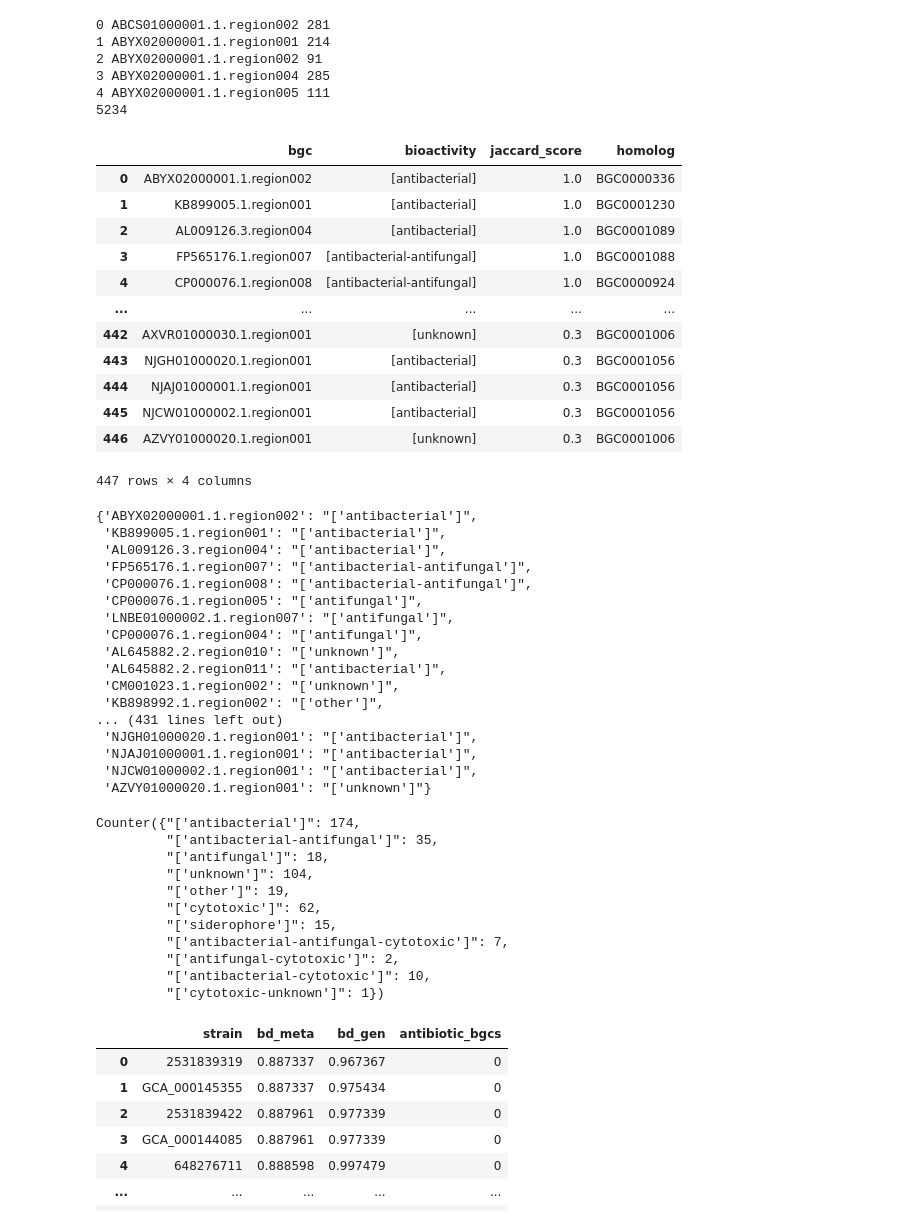
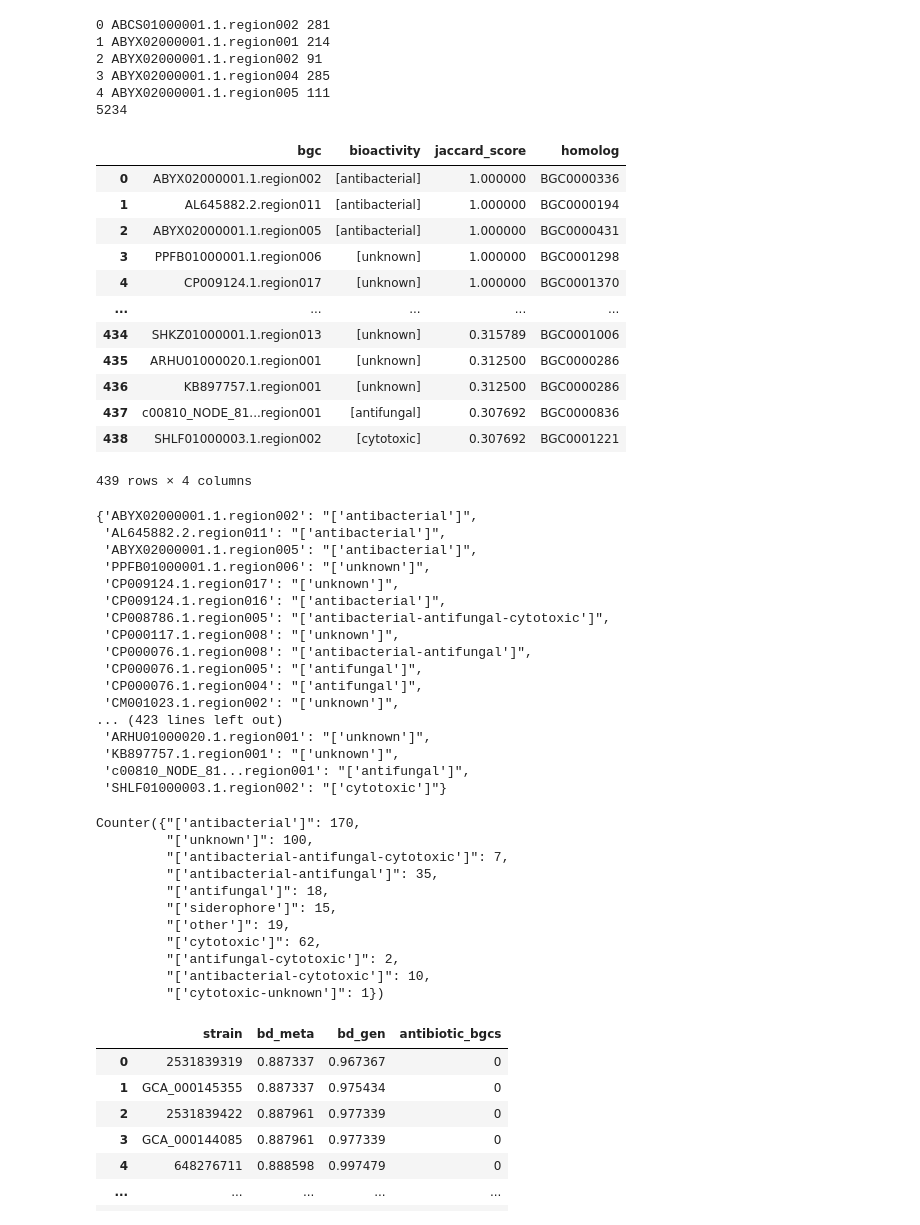
Before and after one commit to tiagolbiotech/BioGeneClassifier, a Jupyter notebook: notebook5-BioGeneClassifier-PoDP-220624.ipynb, the cells around one changed output. Saved outputs shown, nothing was run; the diff lists cells and outputs as text; code cells hidden in the pictures.

```diff
--- a/notebook5-BioGeneClassifier-PoDP-220624.ipynb
+++ b/notebook5-BioGeneClassifier-PoDP-220624.ipynb
@@ -821,29 +821,29 @@ print(len(jaccard_col))
 # %%
 frames = {'bgc':bgc_col,'bioactivity':bioact_col,'jaccard_score':jaccard_col,'homolog':homol_col}
 
 valid_jaccard_df = pd.DataFrame(frames)
 
-valid_jaccard_df = valid_jaccard_df[valid_jaccard_df['jaccard_score'] >= 0.3]
+valid_jaccard_df = valid_jaccard_df[valid_jaccard_df['jaccard_score'] > 0.3]
 
 valid_jaccard_df = valid_jaccard_df.sort_values(by='jaccard_score',ascending=False)
 
 valid_jaccard_df = valid_jaccard_df.reset_index(drop=True)
 
 valid_jaccard_df
 # %% [output]
 |  | bgc | bioactivity | jaccard_score | homolog |
-| 0 | ABYX02000001.1.region002 | [antibacterial] | 1.0 | BGC0000336 |
-| 1 | KB899005.1.region001 | [antibacterial] | 1.0 | BGC0001230 |
-| 2 | AL009126.3.region004 | [antibacterial] | 1.0 | BGC0001089 |
-| 3 | FP565176.1.region007 | [antibacterial-antifungal] | 1.0 | BGC0001088 |
-| 4 | CP000076.1.region008 | [antibacterial-antifungal] | 1.0 | BGC0000924 |
+| 0 | ABYX02000001.1.region002 | [antibacterial] | 1.000000 | BGC0000336 |
+| 1 | AL645882.2.region011 | [antibacterial] | 1.000000 | BGC0000194 |
+| 2 | ABYX02000001.1.region005 | [antibacterial] | 1.000000 | BGC0000431 |
+| 3 | PPFB01000001.1.region006 | [unknown] | 1.000000 | BGC0001298 |
+| 4 | CP009124.1.region017 | [unknown] | 1.000000 | BGC0001370 |
 | ... | ... | ... | ... | ... |
-| 442 | AXVR01000030.1.region001 | [unknown] | 0.3 | BGC0001006 |
-| 443 | NJGH01000020.1.region001 | [antibacterial] | 0.3 | BGC0001056 |
-| 444 | NJAJ01000001.1.region001 | [antibacterial] | 0.3 | BGC0001056 |
-| 445 | NJCW01000002.1.region001 | [antibacterial] | 0.3 | BGC0001056 |
-| 446 | AZVY01000020.1.region001 | [unknown] | 0.3 | BGC0001006 |
+| 434 | SHKZ01000001.1.region013 | [unknown] | 0.315789 | BGC0001006 |
+| 435 | ARHU01000020.1.region001 | [unknown] | 0.312500 | BGC0000286 |
+| 436 | KB897757.1.region001 | [unknown] | 0.312500 | BGC0000286 |
+| 437 | c00810_NODE_81...region001 | [antifungal] | 0.307692 | BGC0000836 |
+| 438 | SHLF01000003.1.region002 | [cytotoxic] | 0.307692 | BGC0001221 |
-447 rows × 4 columns
+439 rows × 4 columns
 # %%
 predicted_bio_dict = {}
 
@@ -853,22 +853,22 @@ for i,r in valid_jaccard_df.iterrows():
 predicted_bio_dict
 # %% [output]
 {'ABYX02000001.1.region002': "['antibacterial']",
- 'KB899005.1.region001': "['antibacterial']",
- 'AL009126.3.region004': "['antibacterial']",
- 'FP565176.1.region007': "['antibacterial-antifungal']",
+ 'AL645882.2.region011': "['antibacterial']",
+ 'ABYX02000001.1.region005': "['antibacterial']",
+ 'PPFB01000001.1.region006': "['unknown']",
+ 'CP009124.1.region017': "['unknown']",
+ 'CP009124.1.region016': "['antibacterial']",
+ 'CP008786.1.region005': "['antibacterial-antifungal-cytotoxic']",
+ 'CP000117.1.region008': "['unknown']",
  'CP000076.1.region008': "['antibacterial-antifungal']",
  'CP000076.1.region005': "['antifungal']",
- 'LNBE01000002.1.region007': "['antifungal']",
  'CP000076.1.region004': "['antifungal']",
- 'AL645882.2.region010': "['unknown']",
- 'AL645882.2.region011': "['antibacterial']",
  'CM001023.1.region002': "['unknown']",
- 'KB898992.1.region002': "['other']",
-... (431 lines left out)
- 'NJGH01000020.1.region001': "['antibacterial']",
- 'NJAJ01000001.1.region001': "['antibacterial']",
- 'NJCW01000002.1.region001': "['antibacterial']",
- 'AZVY01000020.1.region001': "['unknown']"}
+... (423 lines left out)
+ 'ARHU01000020.1.region001': "['unknown']",
+ 'KB897757.1.region001': "['unknown']",
+ 'c00810_NODE_81...region001': "['antifungal']",
+ 'SHLF01000003.1.region002': "['cytotoxic']"}
 # %%
 from collections import Counter
 
@@ -876,14 +876,14 @@ c = Counter(predicted_bio_dict.values())
 
 c
 # %% [output]
-Counter({"['antibacterial']": 174,
+Counter({"['antibacterial']": 170,
+         "['unknown']": 100,
+         "['antibacterial-antifungal-cytotoxic']": 7,
          "['antibacterial-antifungal']": 35,
          "['antifungal']": 18,
-         "['unknown']": 104,
+         "['siderophore']": 15,
          "['other']": 19,
          "['cytotoxic']": 62,
-         "['siderophore']": 15,
-         "['antibacterial-antifungal-cytotoxic']": 7,
          "['antifungal-cytotoxic']": 2,
          "['antibacterial-cytotoxic']": 10,
          "['cytotoxic-unknown']": 1})
```
Also changed, not shown: parts of 2 cells of this notebook.
